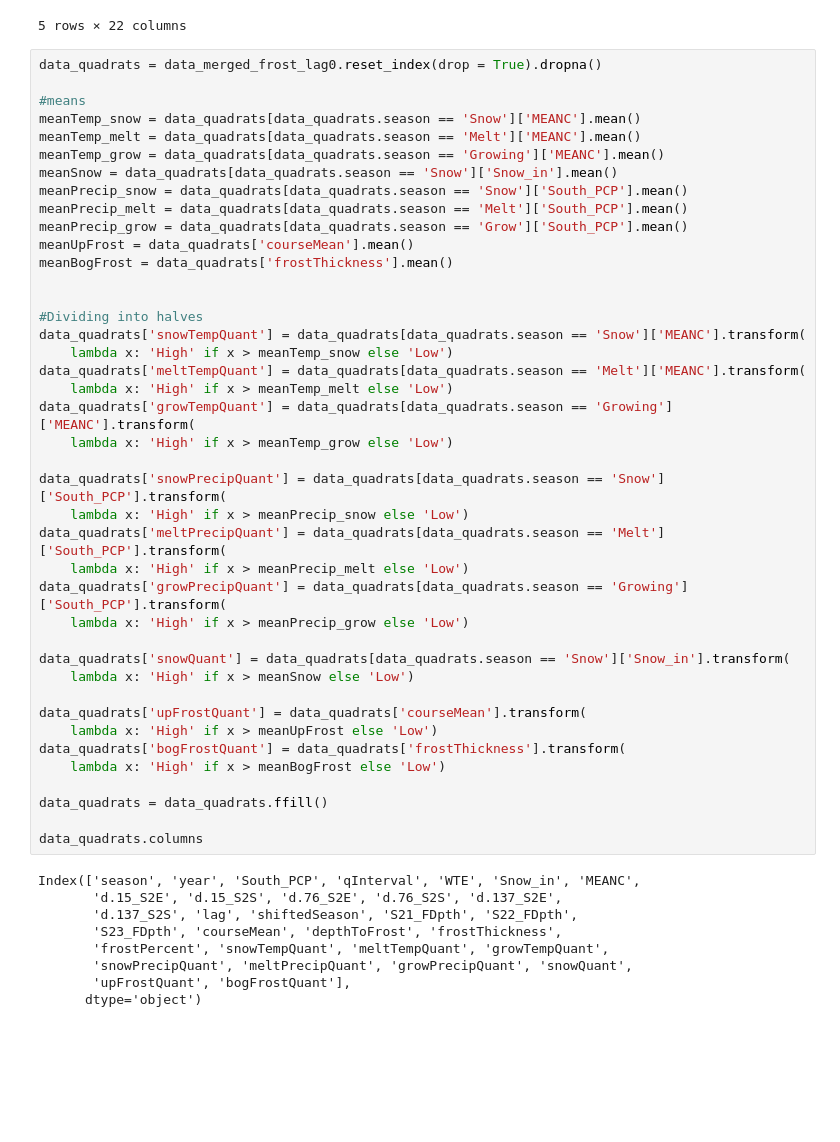
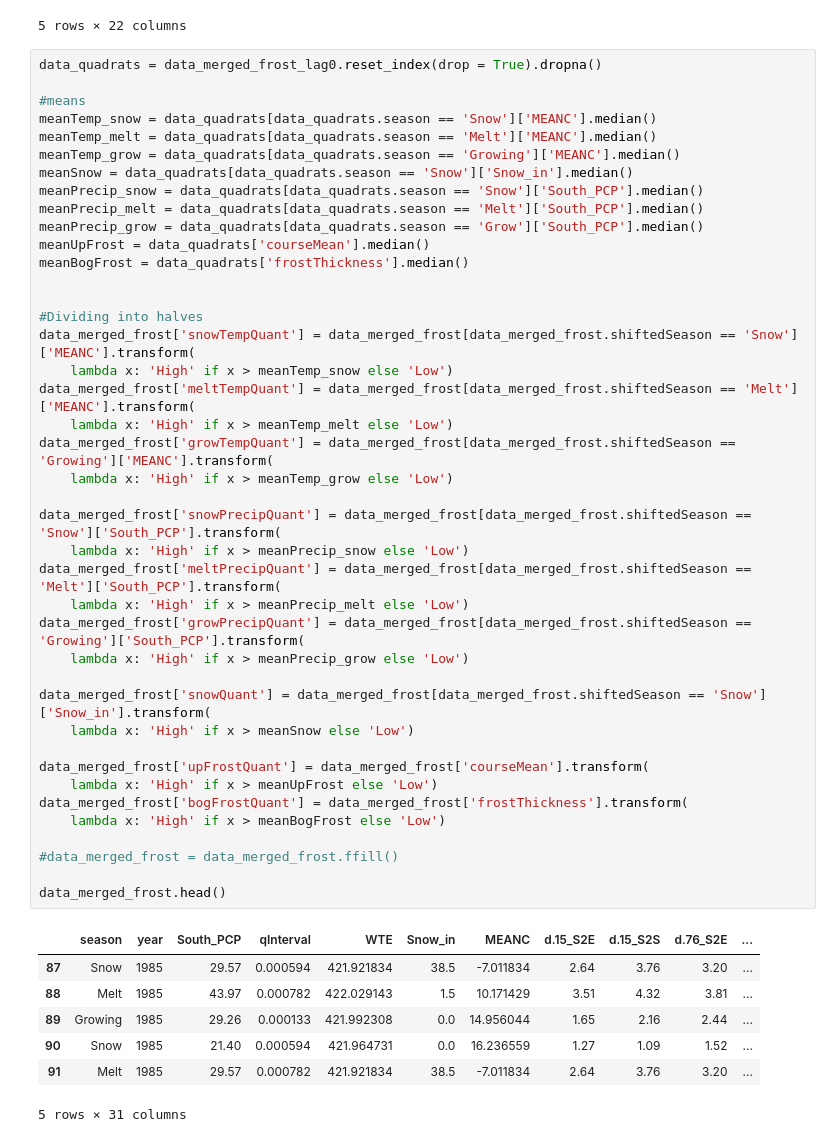
Before and after one commit to mwdjones/process-networks, a Jupyter notebook: 01_climateVariable_exploration.ipynb, the cells around one changed output. Drawn from its saved outputs; the diff is of its cells as text; blank space fills up the shorter version.

```diff
--- a/01_climateVariable_exploration.ipynb
+++ b/01_climateVariable_exploration.ipynb
@@ -336,50 +337,49 @@ data_merged_frost_lag0.head()
 # %%
 data_quadrats = data_merged_frost_lag0.reset_index(drop = True).dropna()
 
 #means
-meanTemp_snow = data_quadrats[data_quadrats.season == 'Snow']['MEANC'].mean()
-meanTemp_melt = data_quadrats[data_quadrats.season == 'Melt']['MEANC'].mean()
-meanTemp_grow = data_quadrats[data_quadrats.season == 'Growing']['MEANC'].mean()
-meanSnow = data_quadrats[data_quadrats.season == 'Snow']['Snow_in'].mean()
-meanPrecip_snow = data_quadrats[data_quadrats.season == 'Snow']['South_PCP'].mean()
-meanPrecip_melt = data_quadrats[data_quadrats.season == 'Melt']['South_PCP'].mean()
-meanPrecip_grow = data_quadrats[data_quadrats.season == 'Grow']['South_PCP'].mean()
-meanUpFrost = data_quadrats['courseMean'].mean()
-meanBogFrost = data_quadrats['frostThickness'].mean()
+meanTemp_snow = data_quadrats[data_quadrats.season == 'Snow']['MEANC'].median()
+meanTemp_melt = data_quadrats[data_quadrats.season == 'Melt']['MEANC'].median()
+meanTemp_grow = data_quadrats[data_quadrats.season == 'Growing']['MEANC'].median()
+meanSnow = data_quadrats[data_quadrats.season == 'Snow']['Snow_in'].median()
+meanPrecip_snow = data_quadrats[data_quadrats.season == 'Snow']['South_PCP'].median()
+meanPrecip_melt = data_quadrats[data_quadrats.season == 'Melt']['South_PCP'].median()
+meanPrecip_grow = data_quadrats[data_quadrats.season == 'Grow']['South_PCP'].median()
+meanUpFrost = data_quadrats['courseMean'].median()
+meanBogFrost = data_quadrats['frostThickness'].median()
 
 
 #Dividing into halves
-data_quadrats['snowTempQuant'] = data_quadrats[data_quadrats.season == 'Snow']['MEANC'].transform(
+data_merged_frost['snowTempQuant'] = data_merged_frost[data_merged_frost.shiftedSeason == 'Snow']['MEANC'].transform(
     lambda x: 'High' if x > meanTemp_snow else 'Low')
-data_quadrats['meltTempQuant'] = data_quadrats[data_quadrats.season == 'Melt']['MEANC'].transform(
+data_merged_frost['meltTempQuant'] = data_merged_frost[data_merged_frost.shiftedSeason == 'Melt']['MEANC'].transform(
     lambda x: 'High' if x > meanTemp_melt else 'Low')
-data_quadrats['growTempQuant'] = data_quadrats[data_quadrats.season == 'Growing']['MEANC'].transform(
+data_merged_frost['growTempQuant'] = data_merged_frost[data_merged_frost.shiftedSeason == 'Growing']['MEANC'].transform(
     lambda x: 'High' if x > meanTemp_grow else 'Low')
 
-data_quadrats['snowPrecipQuant'] = data_quadrats[data_quadrats.season == 'Snow']['South_PCP'].transform(
+data_merged_frost['snowPrecipQuant'] = data_merged_frost[data_merged_frost.shiftedSeason == 'Snow']['South_PCP'].transform(
     lambda x: 'High' if x > meanPrecip_snow else 'Low')
-data_quadrats['meltPrecipQuant'] = data_quadrats[data_quadrats.season == 'Melt']['South_PCP'].transform(
+data_merged_frost['meltPrecipQuant'] = data_merged_frost[data_merged_frost.shiftedSeason == 'Melt']['South_PCP'].transform(
     lambda x: 'High' if x > meanPrecip_melt else 'Low')
-data_quadrats['growPrecipQuant'] = data_quadrats[data_quadrats.season == 'Growing']['South_PCP'].transform(
+data_merged_frost['growPrecipQuant'] = data_merged_frost[data_merged_frost.shiftedSeason == 'Growing']['South_PCP'].transform(
     lambda x: 'High' if x > meanPrecip_grow else 'Low')
 
-data_quadrats['snowQuant'] = data_quadrats[data_quadrats.season == 'Snow']['Snow_in'].transform(
+data_merged_frost['snowQuant'] = data_merged_frost[data_merged_frost.shiftedSeason == 'Snow']['Snow_in'].transform(
     lambda x: 'High' if x > meanSnow else 'Low')
 
-data_quadrats['upFrostQuant'] = data_quadrats['courseMean'].transform(
+data_merged_frost['upFrostQuant'] = data_merged_frost['courseMean'].transform(
     lambda x: 'High' if x > meanUpFrost else 'Low')
-data_quadrats['bogFrostQuant'] = data_quadrats['frostThickness'].transform(
+data_merged_frost['bogFrostQuant'] = data_merged_frost['frostThickness'].transform(
     lambda x: 'High' if x > meanBogFrost else 'Low')
 
-data_quadrats = data_quadrats.ffill()
+#data_merged_frost = data_merged_frost.ffill()
 
-data_quadrats.columns
+data_merged_frost.head()
 # %% [output]
+|  | season | year | South_PCP | qInterval | WTE | Snow_in | MEANC | d.15_S2E | d.15_S2S | d.76_S2E | ... |
+| 87 | Snow | 1985 | 29.57 | 0.000594 | 421.921834 | 38.5 | -7.011834 | 2.64 | 3.76 | 3.20 | ... |
+| 88 | Melt | 1985 | 43.97 | 0.000782 | 422.029143 | 1.5 | 10.171429 | 3.51 | 4.32 | 3.81 | ... |
+| 89 | Growing | 1985 | 29.26 | 0.000133 | 421.992308 | 0.0 | 14.956044 | 1.65 | 2.16 | 2.44 | ... |
+| 90 | Snow | 1985 | 21.40 | 0.000594 | 421.964731 | 0.0 | 16.236559 | 1.27 | 1.09 | 1.52 | ... |
+| 91 | Melt | 1985 | 29.57 | 0.000782 | 421.921834 | 38.5 | -7.011834 | 2.64 | 3.76 | 3.20 | ... |
-Index(['season', 'year', 'South_PCP', 'qInterval', 'WTE', 'Snow_in', 'MEANC',
-       'd.15_S2E', 'd.15_S2S', 'd.76_S2E', 'd.76_S2S', 'd.137_S2E',
-       'd.137_S2S', 'lag', 'shiftedSeason', 'S21_FDpth', 'S22_FDpth',
-       'S23_FDpth', 'courseMean', 'depthToFrost', 'frostThickness',
-       'frostPercent', 'snowTempQuant', 'meltTempQuant', 'growTempQuant',
-       'snowPrecipQuant', 'meltPrecipQuant', 'growPrecipQuant', 'snowQuant',
-       'upFrostQuant', 'bogFrostQuant'],
-      dtype='object')
+5 rows × 31 columns
```
Also changed, not shown: parts of 6 cells of this notebook, 50 other files.
